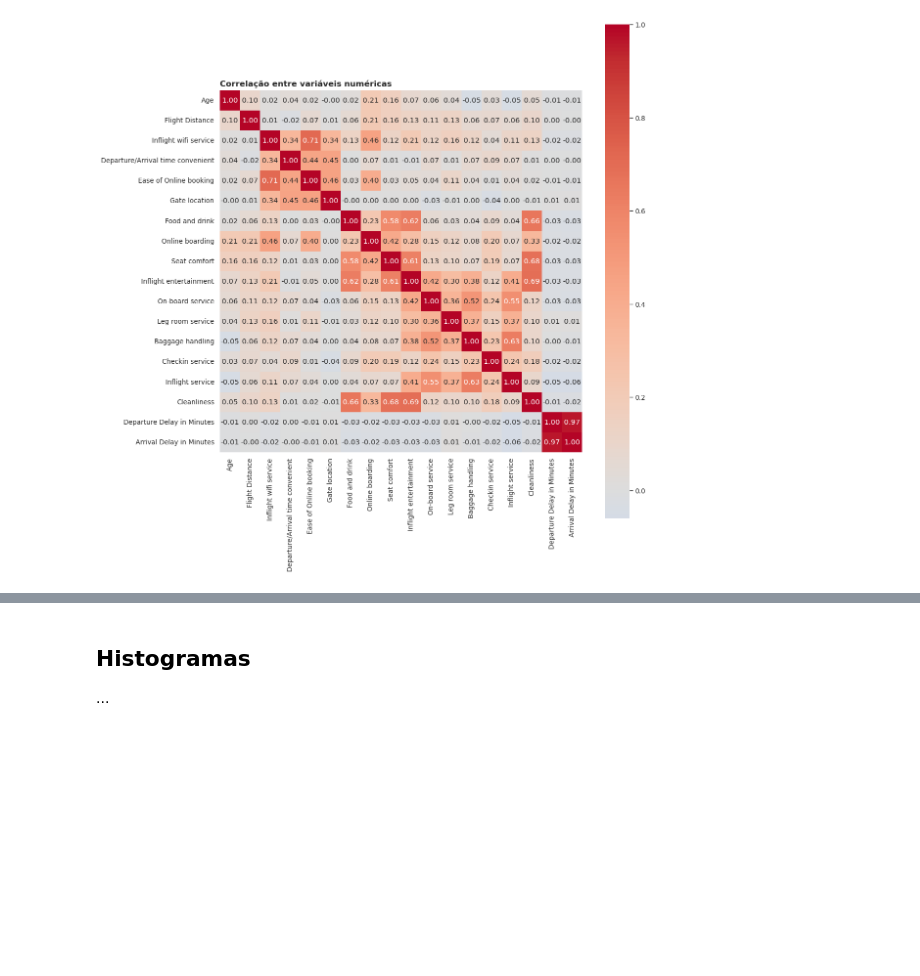
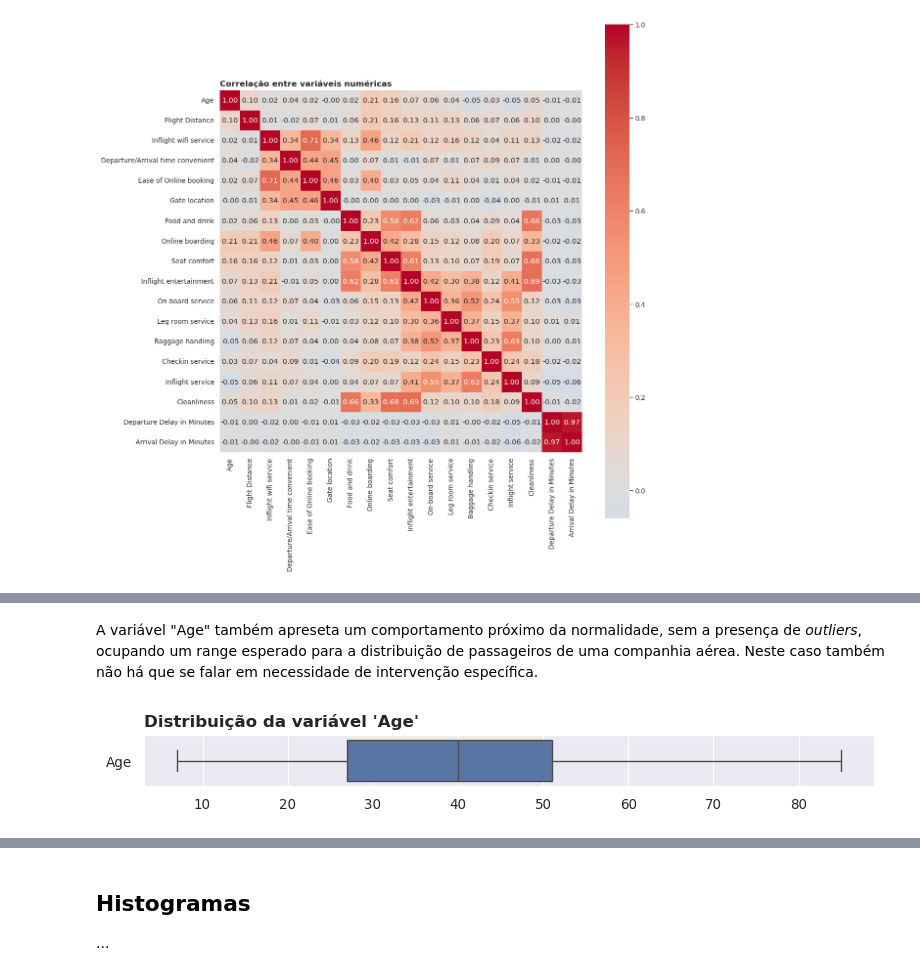
Before and after one commit to rogerioferreira/MVP-Analise-de-Dados-e-Boas-Praticas-PUC-RIO, a Jupyter notebook: notebooks/mvp-analise de dados e boas praticas.ipynb, the cells around one changed output, grey strips where cells are left out. Drawn from its saved outputs; the diff is of its cells as text; code cells hidden in the pictures; blank space fills up the shorter version.

```diff
--- a/notebooks/mvp-analise de dados e boas praticas.ipynb
+++ b/notebooks/mvp-analise de dados e boas praticas.ipynb
@@ -340,0 +378,23 @@ data.drop(columns=["Arrival Delay in Minutes"], inplace=True)
+# %% [markdown]
+A variável "Age" também apreseta um comportamento próximo da normalidade, sem a presença de *outliers*, ocupando um range esperado para a distribuição de passageiros de uma companhia aérea. Neste caso também não há que se falar em necessidade de intervenção específica.
+# %%
+plt.figure(figsize=(8, 1.3))
+
+ax = sns.boxplot(
+    data=data[["Age"]],
+    orient="h",
+)
+
+# Definição do título do gráfico
+ax.set_title(
+    "Distribuição da variável 'Age'",
+    loc="left",
+    fontsize=12,
+    fontweight="bold",
+)
+
+# Ajuste de layout e exibição
+plt.tight_layout()
+plt.show()
+# %% [output]
+[figure, added]
```
Also changed, not shown: parts of 20 cells of this notebook.
